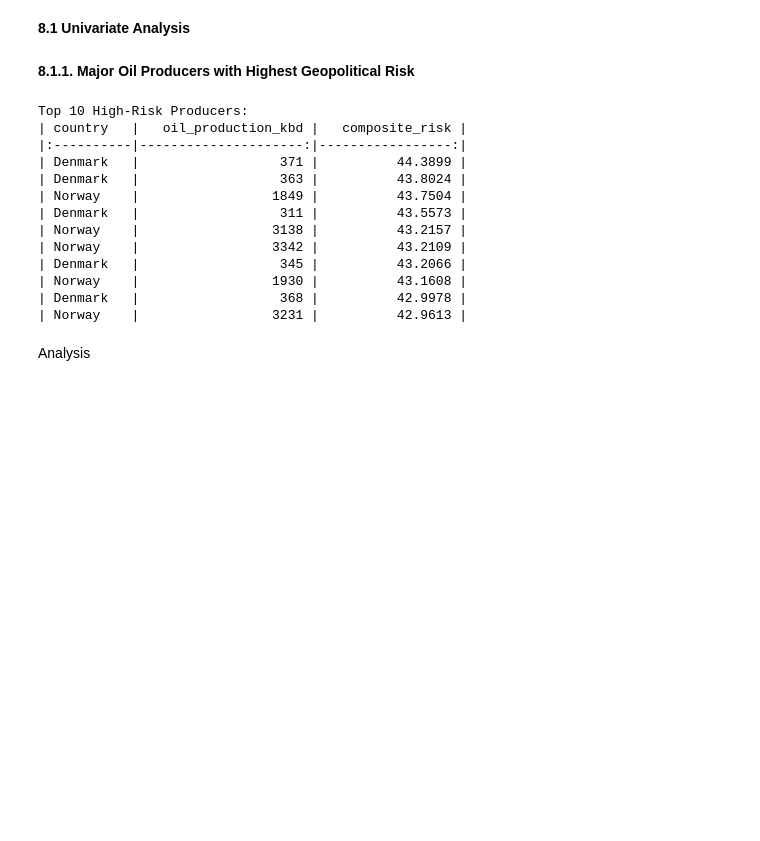
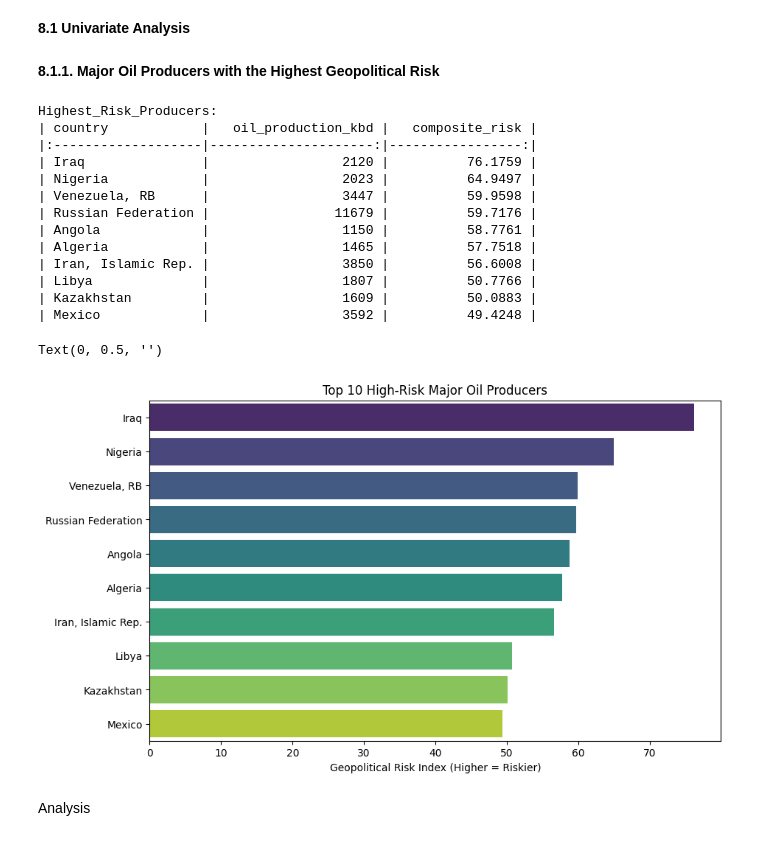
Before and after one commit to EMuritu/Geopolitical_Risk_Index, a Jupyter notebook: Geopolitical_Risk_Index.ipynb, the cells around one changed output. Saved outputs shown, nothing was run; the diff lists cells and outputs as text; code cells hidden in the pictures; blank space fills up the shorter version.

```diff
--- a/Geopolitical_Risk_Index.ipynb
+++ b/Geopolitical_Risk_Index.ipynb
@@ -664,36 +663,42 @@ merged.head(30)
 # %% [markdown]
 **8.1 Univariate Analysis**
 # %% [markdown]
-**8.1.1. Major Oil Producers with Highest Geopolitical Risk**
+**8.1.1. Major Oil Producers with the Highest Geopolitical Risk**
-# %%
-# Calculate GRI
-merged['composite_risk'] = (merged[['pv_risk_norm', 'rl_risk_norm', 'cc_risk_norm']]
-                .mean(axis=1) * -1 + 50)
-
-# Top 10 high-risk producers
-high_risk_producers = (
-    merged[merged['oil_production_kbd'] > 100]  # Filter significant producers
-    .sort_values('composite_risk', ascending=False)
-    [['country', 'oil_production_kbd', 'composite_risk']]
-    .head(10)
-)
-
-print("Top 10 High-Risk Producers:")
-print(high_risk_producers.to_markdown(index=False))
-# %% [output]
-Top 10 High-Risk Producers:
-| country   |   oil_production_kbd |   composite_risk |
-|:----------|---------------------:|-----------------:|
-| Denmark   |                  371 |          44.3899 |
-| Denmark   |                  363 |          43.8024 |
-| Norway    |                 1849 |          43.7504 |
-| Denmark   |                  311 |          43.5573 |
-| Norway    |                 3138 |          43.2157 |
-| Norway    |                 3342 |          43.2109 |
-| Denmark   |                  345 |          43.2066 |
-| Norway    |                 1930 |          43.1608 |
-| Denmark   |                  368 |          42.9978 |
-| Norway    |                 3231 |          42.9613 |
+# %%
+# Unique countries
+unique_countries = merged.drop_duplicates('country', keep='last')
+
+# Top 20 producers
+top_producers = unique_countries.sort_values('oil_production_kbd', ascending=False).head(20)
+
+# Highest risk Producers
+high_risk_producers = top_producers.sort_values('composite_risk', ascending=False)[['country', 'oil_production_kbd', 'composite_risk']]
+
+print("Highest_Risk_Producers:")
+print(high_risk_producers.head(10).to_markdown(index=False))
+
+# Visualization
+plt.figure(figsize=(10,6))
+sns.barplot(x='composite_risk',y='country', data=high_risk_producers.head(10), palette='viridis', hue='country', legend=False)
+plt.title('Top 10 High-Risk Major Oil Producers')
+plt.xlabel('Geopolitical Risk Index (Higher = Riskier)')
+plt.ylabel('')
+# %% [output]
+Highest_Risk_Producers:
+| country            |   oil_production_kbd |   composite_risk |
+|:-------------------|---------------------:|-----------------:|
+| Iraq               |                 2120 |          76.1759 |
+| Nigeria            |                 2023 |          64.9497 |
+| Venezuela, RB      |                 3447 |          59.9598 |
+| Russian Federation |                11679 |          59.7176 |
+| Angola             |                 1150 |          58.7761 |
+| Algeria            |                 1465 |          57.7518 |
+| Iran, Islamic Rep. |                 3850 |          56.6008 |
+| Libya              |                 1807 |          50.7766 |
+| Kazakhstan         |                 1609 |          50.0883 |
+| Mexico             |                 3592 |          49.4248 |
+Text(0, 0.5, '')
+[figure, added]
 # %% [markdown]
 Analysis
 # %% [markdown]
```
Also changed, not shown: parts of 2 cells of this notebook.
